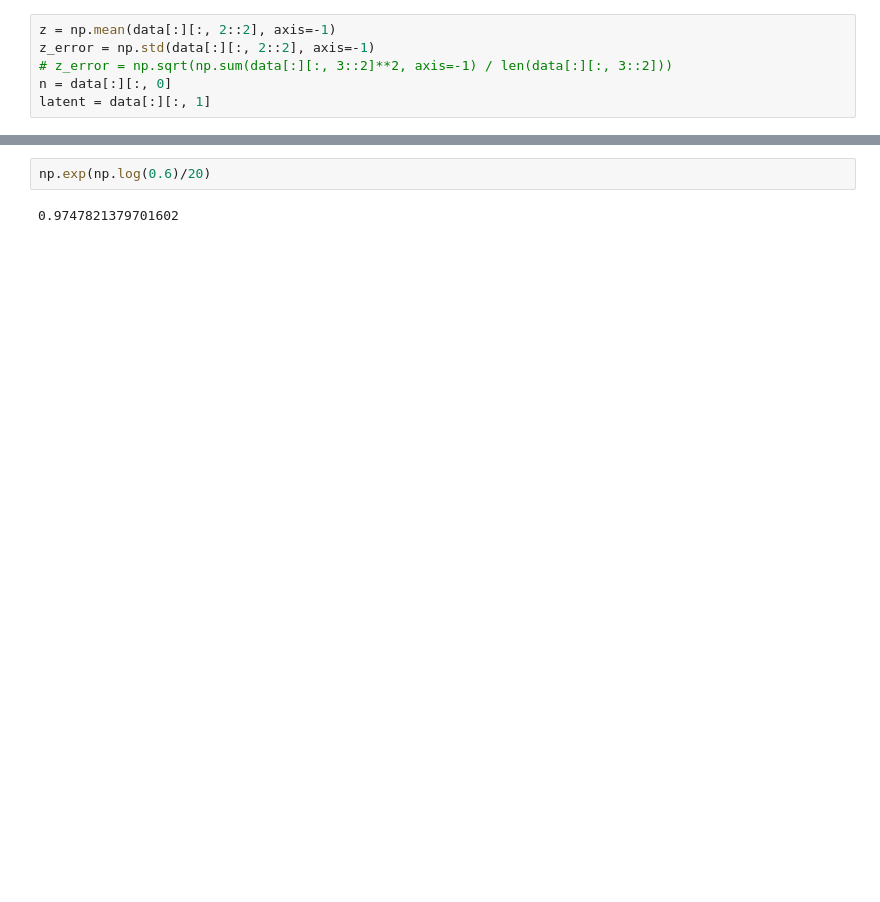
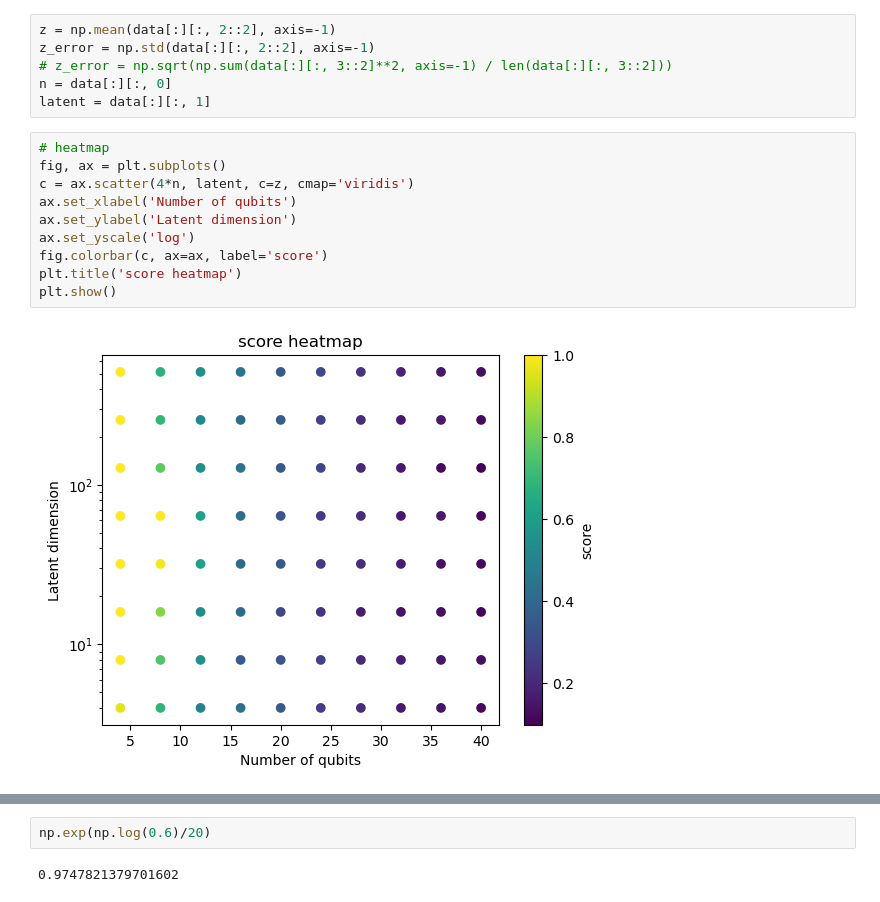
Before and after one commit to haimengzhao/qml-advantage, a Jupyter notebook: plot.ipynb, the cells around one changed output, grey strips where cells are left out. Drawn from its saved outputs; the diff is of its cells as text; blank space fills up the shorter version.

```diff
--- a/plot.ipynb
+++ b/plot.ipynb
@@ -22,6 +25,18 @@ z_error = np.std(data[:][:, 2::2], axis=-1)
 # z_error = np.sqrt(np.sum(data[:][:, 3::2]**2, axis=-1) / len(data[:][:, 3::2]))
 n = data[:][:, 0]
 latent = data[:][:, 1]
+# %%
+# heatmap
+fig, ax = plt.subplots()
+c = ax.scatter(4*n, latent, c=z, cmap='viridis')
+ax.set_xlabel('Number of qubits')
+ax.set_ylabel('Latent dimension')
+ax.set_yscale('log')
+fig.colorbar(c, ax=ax, label='score')
+plt.title('score heatmap')
+plt.show()
+# %% [output]
+[figure, added]
 # %%
 for ind, i in enumerate(np.unique(n).astype(int)):
     plot_mean_std_shaded(latent[n == i], z[n == i], z_error[n == i], color=f'C{ind}', label=f'n = {4 * i}')
```
Also changed, not shown: parts of 5 cells of this notebook, 5 other files.
